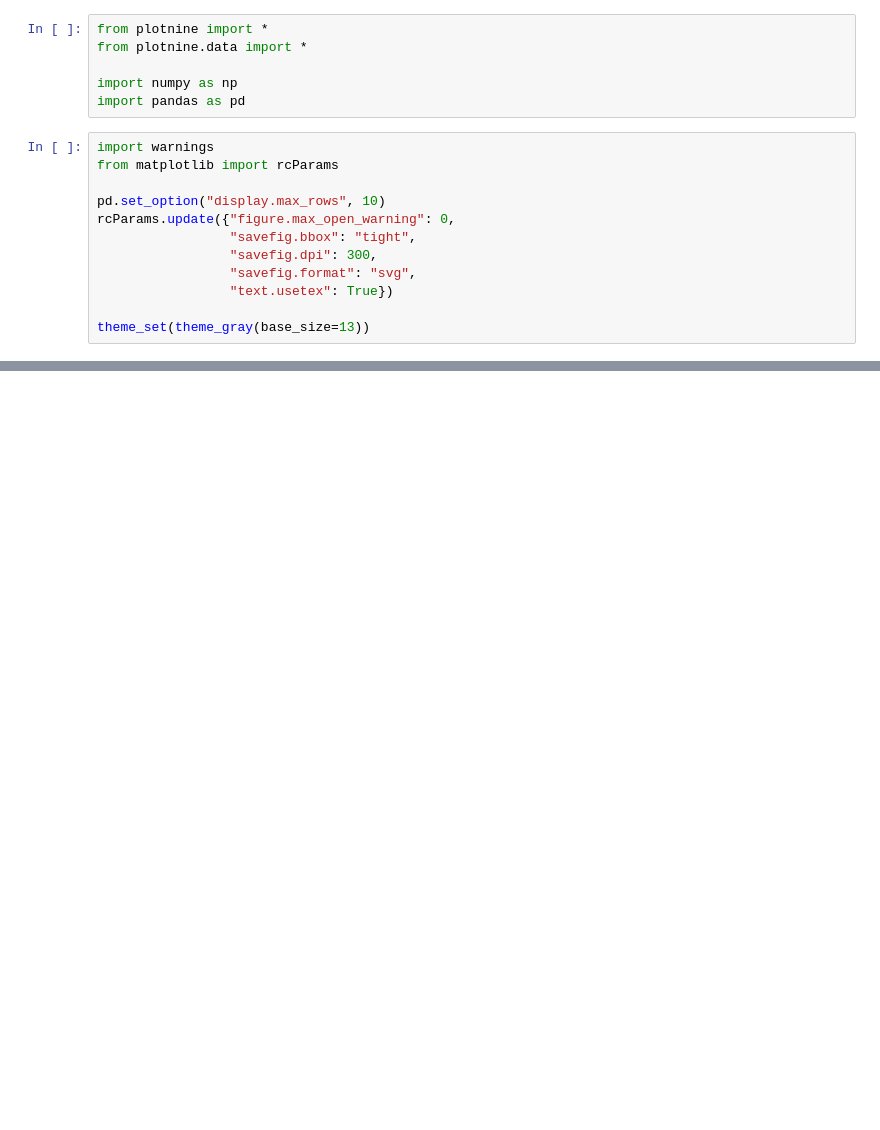
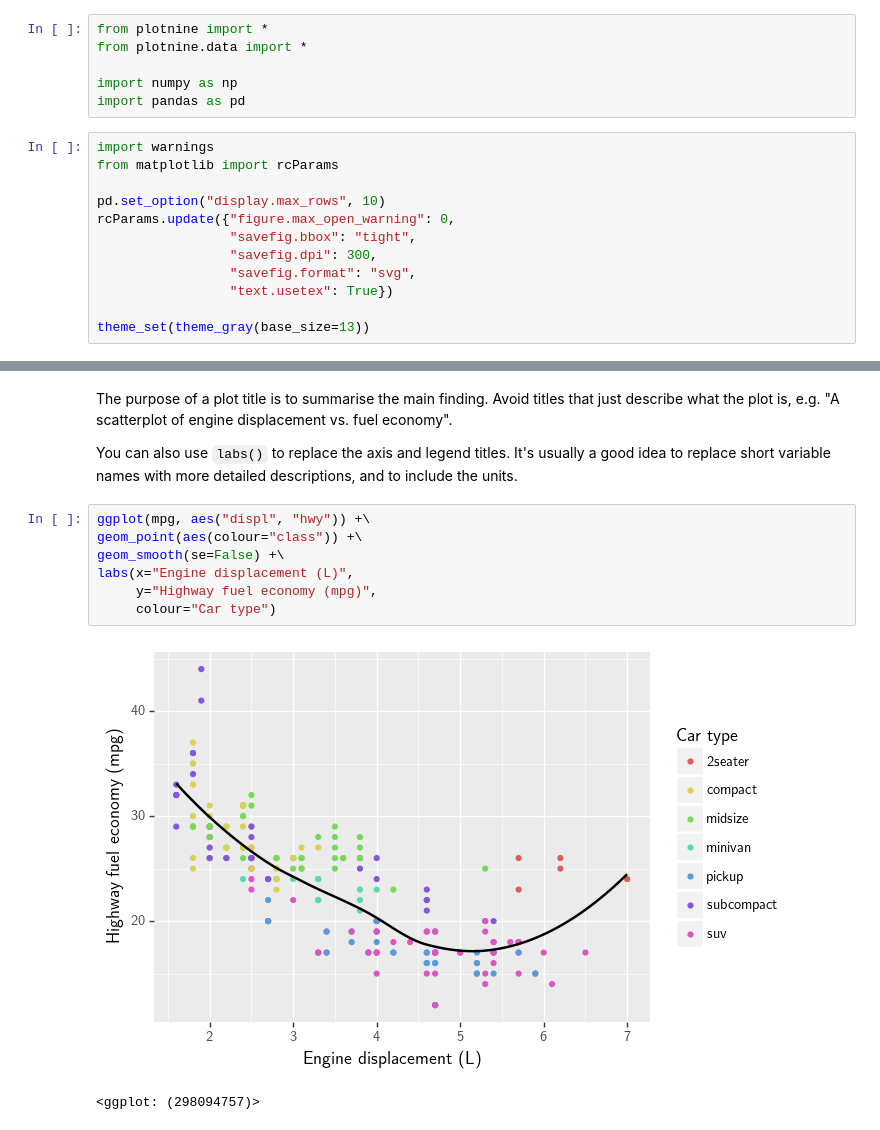
Before and after one commit to jeroenjanssens/r4ds-python-plotnine, a Jupyter notebook: notebook/r4ds-python-plotnine.ipynb, the cells around one changed output, grey strips where cells are left out. Saved outputs shown, nothing was run; the diff lists cells and outputs as text; blank space fills up the shorter version.

```diff
--- a/notebook/r4ds-python-plotnine.ipynb
+++ b/notebook/r4ds-python-plotnine.ipynb
@@ -765,0 +54,14 @@ You could use this method to build _any_ plot that you imagine. In other words,
+# %% [markdown]
+The purpose of a plot title is to summarise the main finding. Avoid titles that just describe what the plot is, e.g. "A scatterplot of engine displacement vs. fuel economy".
+
+You can also use `labs()` to replace the axis and legend titles. It's usually a good idea to replace short variable names with more detailed descriptions, and to include the units.
+# %%
+ggplot(mpg, aes("displ", "hwy")) +\
+geom_point(aes(colour="class")) +\
+geom_smooth(se=False) +\
+labs(x="Engine displacement (L)",
+     y="Highway fuel economy (mpg)",
+     colour="Car type")
+# %% [output]
+[figure, added]
+<ggplot: (298094757)>
```
Also changed, not shown: parts of 121 cells of this notebook.
